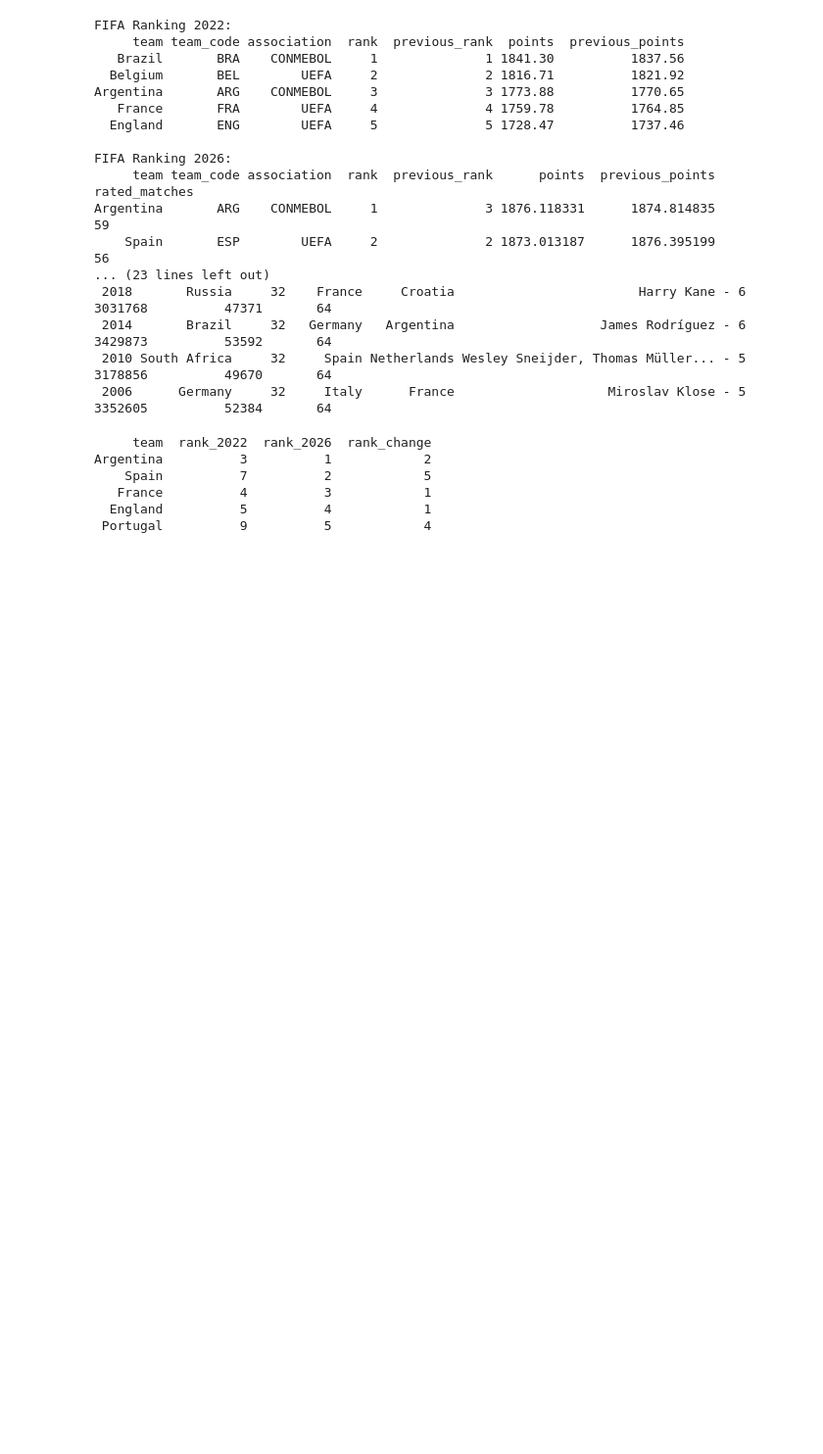
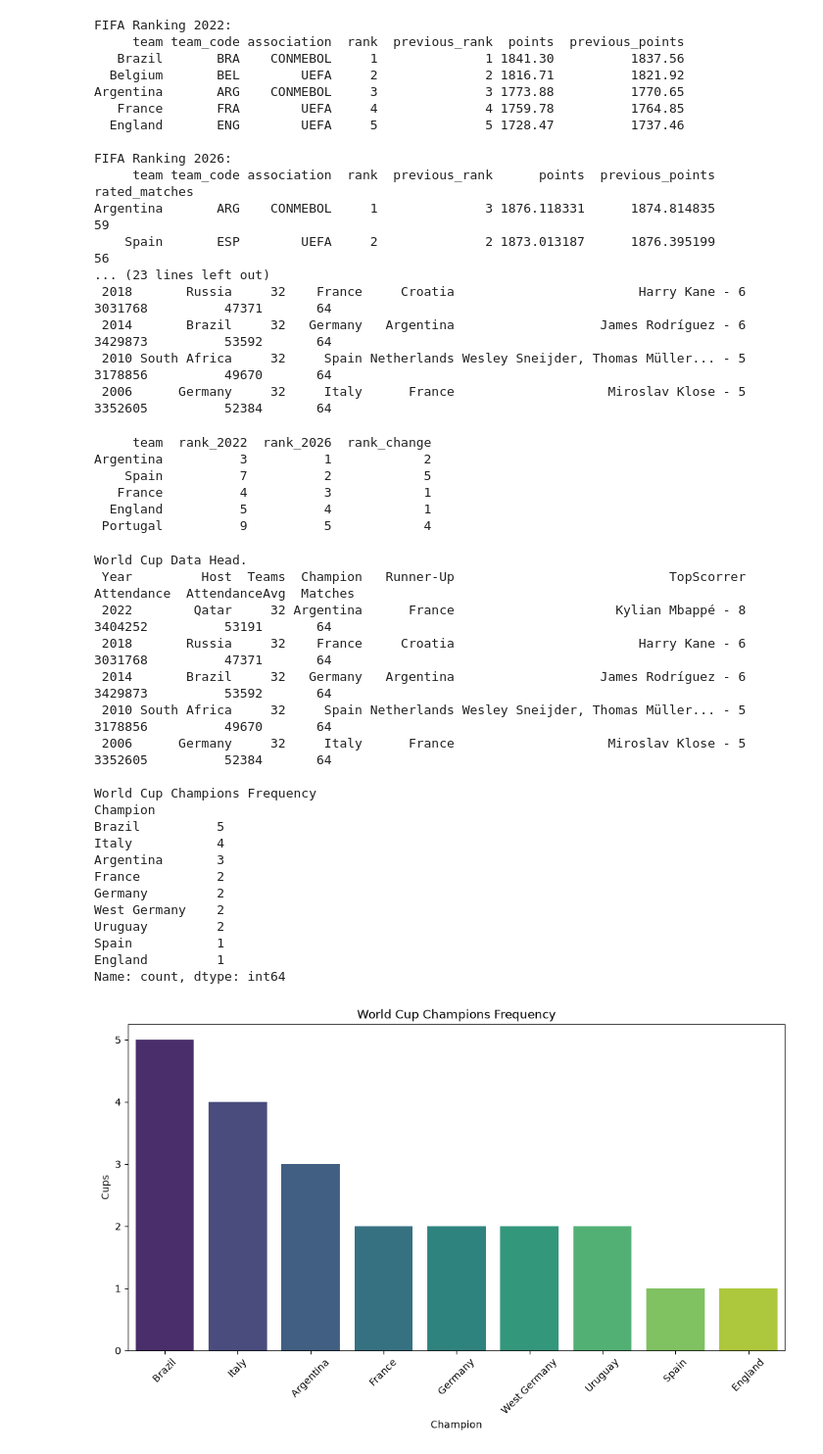
Before and after one commit to victornguyen7/WC-2026-Championship-prediction, a Jupyter notebook: WC2026.ipynb, the cells around one changed output. Shown at 98% size. Saved outputs shown, nothing was run; the diff lists cells and outputs as text; code cells hidden in the pictures; blank space fills up the shorter version.

Commit message:
World cup summary

```diff
--- a/WC2026.ipynb
+++ b/WC2026.ipynb
@@ -72,3 +72,42 @@ Argentina          3          1            2
    France          4          3            1
   England          5          4            1
  Portugal          9          5            4
+# %%
+# World Cup summary
+print('World Cup Data Head.')
+print(world_cup.head().to_string(index=False))
+
+# Display Championship
+champion_counts = world_cup['Champion'].value_counts()
+print("\nWorld Cup Champions Frequency")
+print(champion_counts)
+
+plt.figure(figsize=(12, 6))
+sns.barplot(x=champion_counts.index, y=champion_counts.values, hue=champion_counts.index, palette='viridis', legend=False)
+plt.title('World Cup Champions Frequency')
+plt.xticks(rotation=45)
+plt.xlabel('Champion')
+plt.ylabel('Cups')
+plt.show()
+# %% [output]
+World Cup Data Head.
+ Year         Host  Teams  Champion   Runner-Up                            TopScorrer  Attendance  AttendanceAvg  Matches
+ 2022        Qatar     32 Argentina      France                     Kylian Mbappé - 8     3404252          53191       64
+ 2018       Russia     32    France     Croatia                        Harry Kane - 6     3031768          47371       64
+ 2014       Brazil     32   Germany   Argentina                   James Rodríguez - 6     3429873          53592       64
+ 2010 South Africa     32     Spain Netherlands Wesley Sneijder, Thomas Müller... - 5     3178856          49670       64
+ 2006      Germany     32     Italy      France                    Miroslav Klose - 5     3352605          52384       64
+
+World Cup Champions Frequency
+Champion
+Brazil          5
+Italy           4
+Argentina       3
+France          2
+Germany         2
+West Germany    2
+Uruguay         2
+Spain           1
+England         1
+Name: count, dtype: int64
+[figure, added]
```
